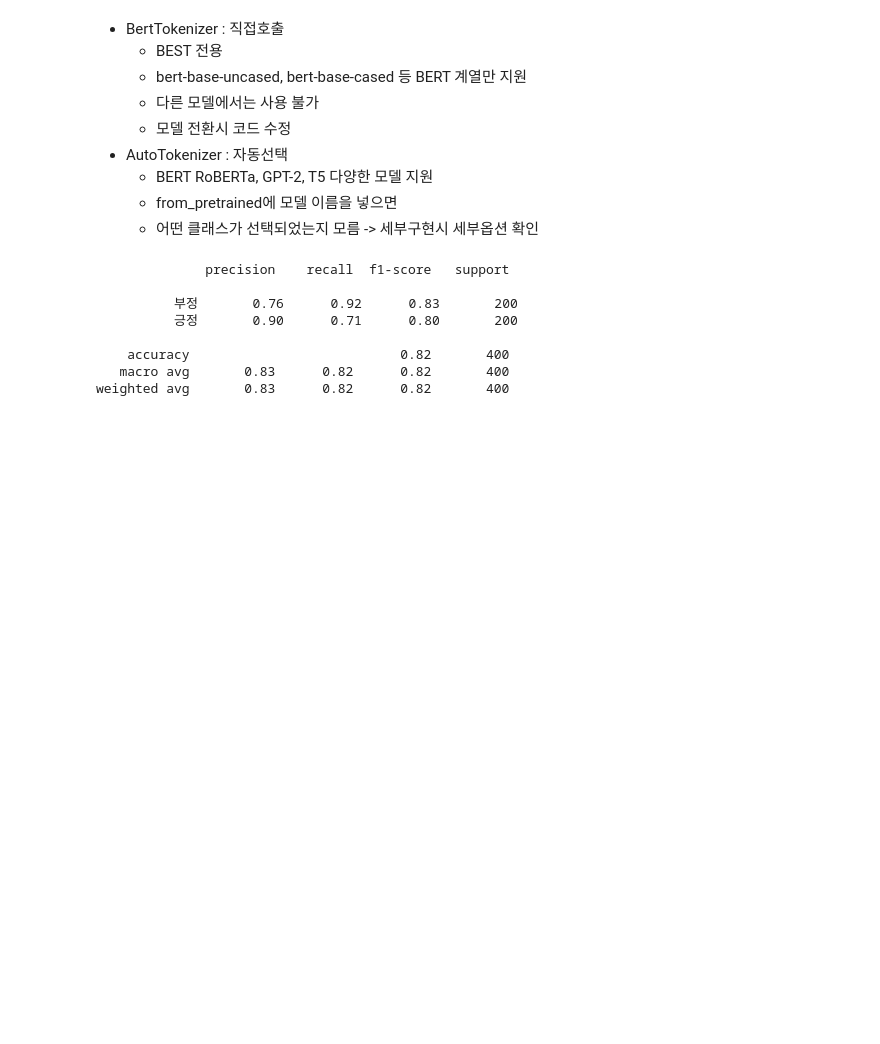
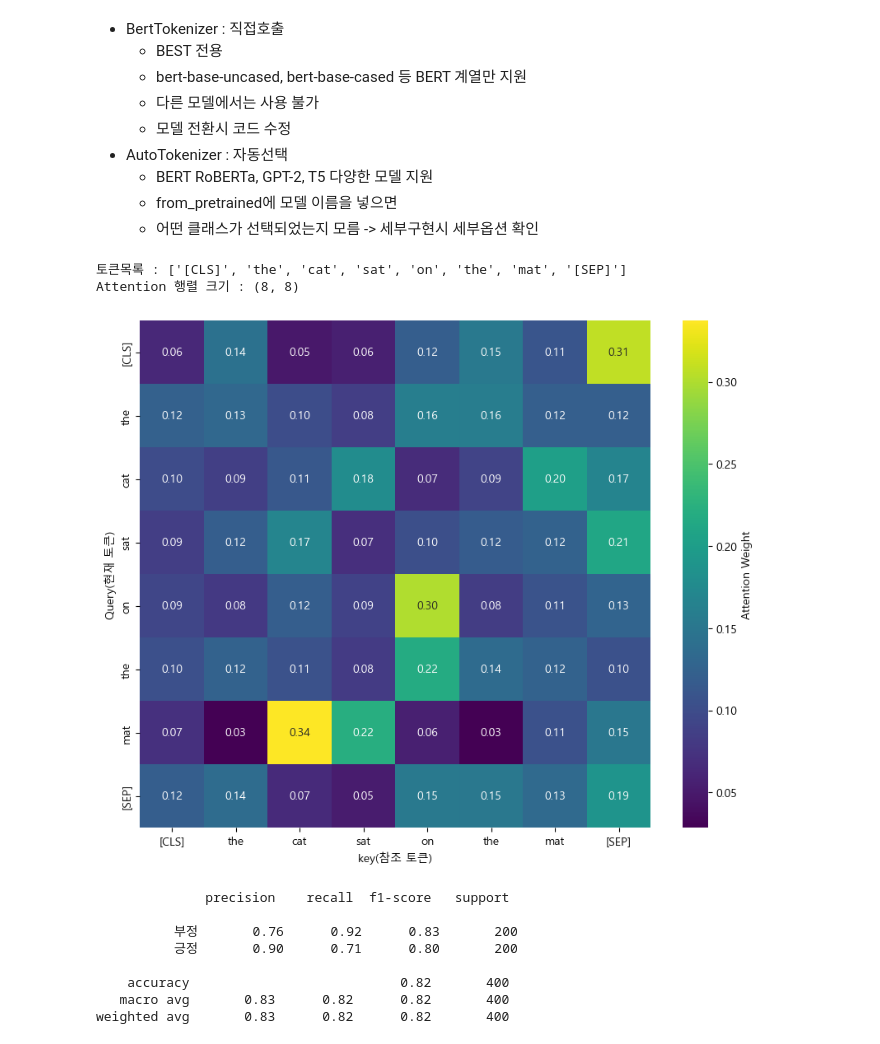
Before and after one commit to djdjdjdfh1/LLM, a Jupyter notebook: ch14/01.ipynb, the cells around one changed output. Drawn from its saved outputs; the diff is of its cells as text; code cells hidden in the pictures; blank space fills up the shorter version.

```diff
--- a/ch14/01.ipynb
+++ b/ch14/01.ipynb
@@ -209,34 +209,38 @@ plt.rcParams['axes.unicode_minus'] = False
 
 # 모델 로드
 tokenizer = BertTokenizer.from_pretrained('bert-base-uncased')
 model = BertModel.from_pretrained('bert-base-uncased', output_attentions=True)
 
 # self-Attention 가중치 시각화
 sentence = 'The cat sat on the mat'
 # 1 토큰화
 inputs = tokenizer(sentence, return_tensors='pt')
 tokens = tokenizer.convert_ids_to_tokens(inputs['input_ids'][0])
 # 2 모델생성(Attention 추출)
 with torch.no_grad():
     outputs = model(**inputs)
     attentions = outputs.attentions  #12개 레이어의 Attention
 # 3 첫번쨰 레이어, 첫 번재 헤드 Attention 시각화
 attention = attentions[0][0,0].numpy()
 plt.figure(figsize=(10,8))
 sns.heatmap(
-    attentions,
+    attention,
     xticklabels=tokens,
     yticklabels=tokens,
     cmap='viridis',
     annot = True,
     fmt = '.2f',
     cbar_kws = {'label':'Attention Weight'},
 )
 plt.xlabel('key(참조 토큰)')
 plt.ylabel('Query(현재 토큰)')
 
 print(f'토큰목록 : {tokens}')
 print(f'Attention 행렬 크기 : {attention.shape}')
+# %% [output]
+토큰목록 : ['[CLS]', 'the', 'cat', 'sat', 'on', 'the', 'mat', '[SEP]']
+Attention 행렬 크기 : (8, 8)
+[figure, added]
 # %%
 # Bert 모델을 이용해서 영화리뷰 감성분석
 # 데이터셋 : NLTK movie_reviews
```
Also changed, not shown: parts of 4 cells of this notebook, 2 other files.
